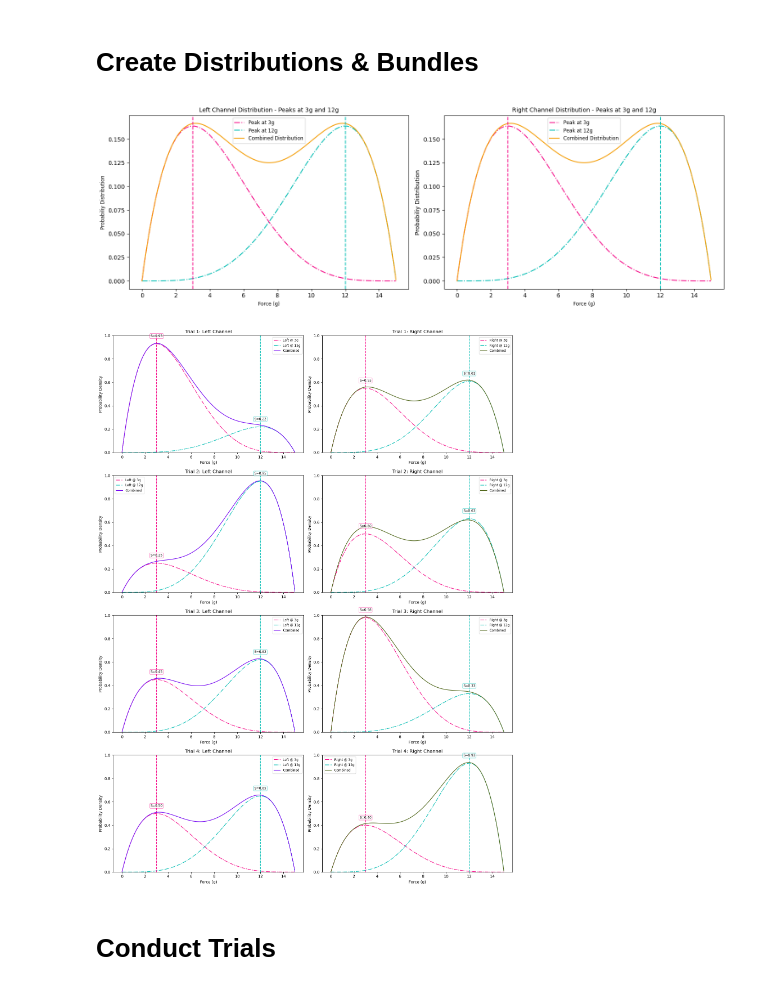
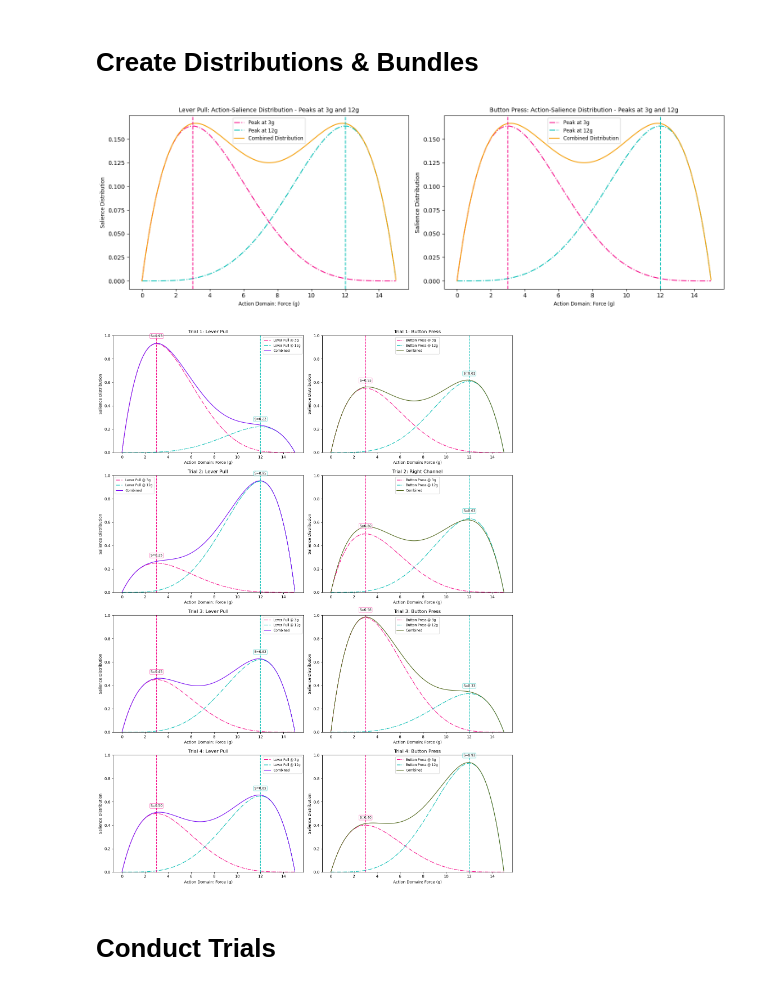
Before and after one commit to 2002sahapriya/Basal-Ganglia, a Jupyter notebook: park_bimodal.ipynb, the cells around one changed output. Cells and saved outputs as stored; diff of their text form; code cells hidden in the pictures.

```diff
--- a/park_bimodal.ipynb
+++ b/park_bimodal.ipynb
@@ -167,9 +169,9 @@ axes1[0].plot(domain_force_park, left, color="#f59e08", label='Combined Distribu
 axes1[0].axvline(x=3, linestyle='--', color="#f60c89fd")
 axes1[0].axvline(x=12, linestyle='--', color="#05beb4")
 axes1[0].legend(loc='best', fontsize='small')
-axes1[0].set_title("Left Channel Distribution - Peaks at 3g and 12g", fontsize='medium')
-axes1[0].set_xlabel("Force (g)", fontsize='small')
-axes1[0].set_ylabel("Probabiliy Distribution", fontsize='small')
+axes1[0].set_title("Lever Pull: Action-Salience Distribution - Peaks at 3g and 12g", fontsize='medium')
+axes1[0].set_xlabel("Action Domain: Force (g)", fontsize='small')
+axes1[0].set_ylabel("Salience Distribution", fontsize='small')
 # -------------------------------
 # Plot the Right distribution
 # ---------------------------
@@ -180,22 +182,23 @@ axes1[1].plot(domain_force_park, right, color="#f59e08", label='Combined Distrib
 axes1[1].axvline(x=3, linestyle='--', color="#f60c89fd")
 axes1[1].axvline(x=12, linestyle='--', color="#05beb4")
 axes1[1].legend(loc='best', fontsize='small')
-axes1[1].set_title("Right Channel Distribution - Peaks at 3g and 12g", fontsize='medium')
-axes1[1].set_xlabel("Force (g)", fontsize='small')
-axes1[1].set_ylabel("Probabiliy Distribution")
+axes1[1].set_title("Button Press: Action-Salience Distribution - Peaks at 3g and 12g", fontsize='medium')
+axes1[1].set_xlabel("Action Domain: Force (g)", fontsize='small')
+axes1[1].set_ylabel("Salience Distribution")
 
 plt.tight_layout()
-plt.savefig('./figures/park/bimodal/distribution.png')
+# plt.savefig('./figures/park/bimodal/distribution.png')
+plt.savefig('./figures/park/bimodal/paper_distribution.png')
 plt.show()
 # %% [output]
-[figure, old version]
+[figure, new version]
 # %%
 # ========================================
 # 7. Plot the salience scaled beta distribution for each channel
 # ========================================
 colors = ["#f60c89fd", "#05beb4"]
-actions_left = ['Left @ 3g', 'Left @ 12g']
-actions_right = ['Right @ 3g', 'Right @ 12g']
+actions_left = ['Lever Pull @ 3g', 'Lever Pull @ 12g']
+actions_right = ['Button Press @ 3g', 'Button Press @ 12g']
 peak = [3, 12]
 
 # create 4×2 grid of subplots
@@ -218,9 +221,9 @@ for i, pdf in enumerate(t1_left):
         ha='center', va='bottom', fontsize='small',
         bbox=dict(boxstyle="round,pad=0.2", fc="white", ec=colors[i], alpha=0.6))
 axes[0, 0].plot(domain_force_park, scaled_left1, color="#7609f2", label="Combined")
-axes[0, 0].set_title('Trial 1: Left Channel', fontsize='large')
-axes[0, 0].set_xlabel('Force (g)')
-axes[0, 0].set_ylabel("Probability Density")
+axes[0, 0].set_title('Trial 1: Lever Pull', fontsize='large')
+axes[0, 0].set_xlabel('Action Domain: Force (g)')
+axes[0, 0].set_ylabel("Salience Distribution")
 axes[0, 0].set_ylim(0, 1.0)
 axes[0, 0].legend(fontsize='small')
 
@@ -239,9 +242,9 @@ for j, pdf in enumerate(t1_right):
         ha='center', va='bottom', fontsize='small',
         bbox=dict(boxstyle="round,pad=0.2", fc="white", ec=colors[j], alpha=0.6))
 axes[0, 1].plot(domain_force_park, scaled_right1, color="#52681D", label="Combined")
-axes[0, 1].set_title('Trial 1: Right Channel', fontsize='large')
-axes[0, 1].set_xlabel('Force (g)')
-axes[0, 1].set_ylabel('Probability Density')
+axes[0, 1].set_title('Trial 1: Button Press', fontsize='large')
+axes[0, 1].set_xlabel('Action Domain: Force (g)')
+axes[0, 1].set_ylabel('Salience Distribution')
 axes[0, 1].set_ylim(0, 1.0)
 axes[0, 1].legend(fontsize='small')
 
@@ -263,9 +266,9 @@ for i, pdf in enumerate(t2_left):
         ha='center', va='bottom', fontsize='small',
         bbox=dict(boxstyle="round,pad=0.2", fc="white", ec=colors[i], alpha=0.6))
 axes[1, 0].plot(domain_force_park, scaled_left2, color="#7609f2", label="Combined")
-axes[1, 0].set_title('Trial 2: Left Channel', fontsize='large')
-axes[1, 0].set_xlabel('Force (g)')
-axes[1, 0].set_ylabel("Probability Density")
+axes[1, 0].set_title('Trial 2: Lever Pull ', fontsize='large')
+axes[1, 0].set_xlabel('Action Domain: Force (g)')
+axes[1, 0].set_ylabel("Salience Distribution")
 axes[1, 0].set_ylim(0, 1.0)
 axes[1, 0].legend(fontsize='small')
 
@@ -285,8 +288,8 @@ for j, pdf in enumerate(t2_right):
         bbox=dict(boxstyle="round,pad=0.2", fc="white", ec=colors[j], alpha=0.6))
 axes[1, 1].plot(domain_force_park, scaled_right1, color="#52681D", label="Combined")
 axes[1, 1].set_title('Trial 2: Right Channel', fontsize='large')
-axes[1, 1].set_xlabel('Force (g)')
-axes[1, 1].set_ylabel('Probability Density')
+axes[1, 1].set_xlabel('Action Domain: Force (g)')
+axes[1, 1].set_ylabel('Salience Distribution')
 axes[1, 1].set_ylim(0, 1.0)
 axes[1, 1].legend(fontsize='small')
 
@@ -306,9 +309,9 @@ for i, pdf in enumerate(t3_left):
         ha='center', va='bottom', fontsize='small',
         bbox=dict(boxstyle="round,pad=0.2", fc="white", ec=colors[i], alpha=0.6))
 axes[2, 0].plot(domain_force_park, scaled_left3, color="#7609f2", label="Combined")
-axes[2, 0].set_title('Trial 3: Left Channel', fontsize='large')
-axes[2, 0].set_xlabel('Force (g)')
-axes[2, 0].set_ylabel("Probability Density")
+axes[2, 0].set_title('Trial 3: Lever Pull', fontsize='large')
+axes[2, 0].set_xlabel('Action Domain: Force (g)')
+axes[2, 0].set_ylabel("Salience Distribution")
 axes[2, 0].set_ylim(0, 1.0)
 axes[2, 0].legend(fontsize='small')
 
@@ -327,9 +330,9 @@ for j, pdf in enumerate(t3_right):
         ha='center', va='bottom', fontsize='small',
         bbox=dict(boxstyle="round,pad=0.2", fc="white", ec=colors[j], alpha=0.6))
 axes[2, 1].plot(domain_force_park, scaled_right3, color="#52681D", label="Combined")
-axes[2, 1].set_title('Trial 3: Right Channel', fontsize='large')
-axes[2, 1].set_xlabel('Force (g)')
-axes[2, 1].set_ylabel('Probability Density')
+axes[2, 1].set_title('Trial 3: Button Press', fontsize='large')
+axes[2, 1].set_xlabel('Action Domain: Force (g)')
+axes[2, 1].set_ylabel('Salience Distribution')
 axes[2, 1].set_ylim(0, 1.0)
 axes[2, 1].legend(fontsize='small')
 
@@ -346,41 +349,42 @@ for i, pdf in enumerate(t4_left):
     axes[3, 0].text(
         peak[i], salience_t4[i] + 0.05,   # place just above peak
         f"S={salience_t4[i]:.2f}",
         ha='center', va='bottom', fontsize='small',
         bbox=dict(boxstyle="round,pad=0.2", fc="white", ec=colors[i], alpha=0.6))
 axes[3, 0].plot(domain_force_park, scaled_left4, color="#7609f2", label="Combined")
-axes[3, 0].set_title('Trial 4: Left Channel', fontsize='large')
-axes[3, 0].set_xlabel('Force (g)')
-axes[3, 0].set_ylabel("Probability Density")
+axes[3, 0].set_title('Trial 4: Lever Pull', fontsize='large')
+axes[3, 0].set_xlabel('Action Domain: Force (g)')
+axes[3, 0].set_ylabel("Salience Distribution")
 axes[3, 0].set_ylim(0, 1.0)
 axes[3, 0].legend(fontsize='small')
 
 # # (2, 1): Right
 t4_right = Utility.to_scale(salience=salience_t4[2:], normalized_distributions=Utility.to_normalize([r3, r12]))
 scaled_right4 = t4_right[0] + t4_right[1]
 for j, pdf in enumerate(t4_right):
     idx = j + 2   # salience indices for right channel
     axes[3, 1].plot(domain_force_park, pdf, color=colors[j],
                    label=f'{actions_right[j]}', linestyle='-.')
     axes[3, 1].axvline(x=peak[j], color=colors[j], linestyle='--')
     # Add label for peak height
     axes[3, 1].text(
         peak[j], salience_t4[idx] + 0.05,
         f"S={salience_t4[idx]:.2f}",
         ha='center', va='bottom', fontsize='small',
         bbox=dict(boxstyle="round,pad=0.2", fc="white", ec=colors[j], alpha=0.6))
 axes[3, 1].plot(domain_force_park, scaled_right4, color="#52681D", label="Combined")
-axes[3, 1].set_title('Trial 4: Right Channel', fontsize='large')
-axes[3, 1].set_xlabel('Force (g)')
-axes[3, 1].set_ylabel('Probability Density')
+axes[3, 1].set_title('Trial 4: Button Press', fontsize='large')
+axes[3, 1].set_xlabel('Action Domain: Force (g)')
+axes[3, 1].set_ylabel('Salience Distribution')
 axes[3, 1].set_ylim(0, 1.0)
 axes[3, 1].legend(fontsize='small')
 
 plt.tight_layout()
-plt.savefig('./figures/park/bimodal/trial_distribution.png')
+# plt.savefig('./figures/park/bimodal/trial_distribution.png')
+plt.savefig('./figures/park/bimodal/paper_trial_distribution.png')
 plt.show()
 # %% [output]
-[figure, old version]
+[figure, new version]
 # %% [markdown]
 # Conduct Trials
 # %%
```
Also changed, not shown: parts of 7 cells of this notebook, 9 other files.
